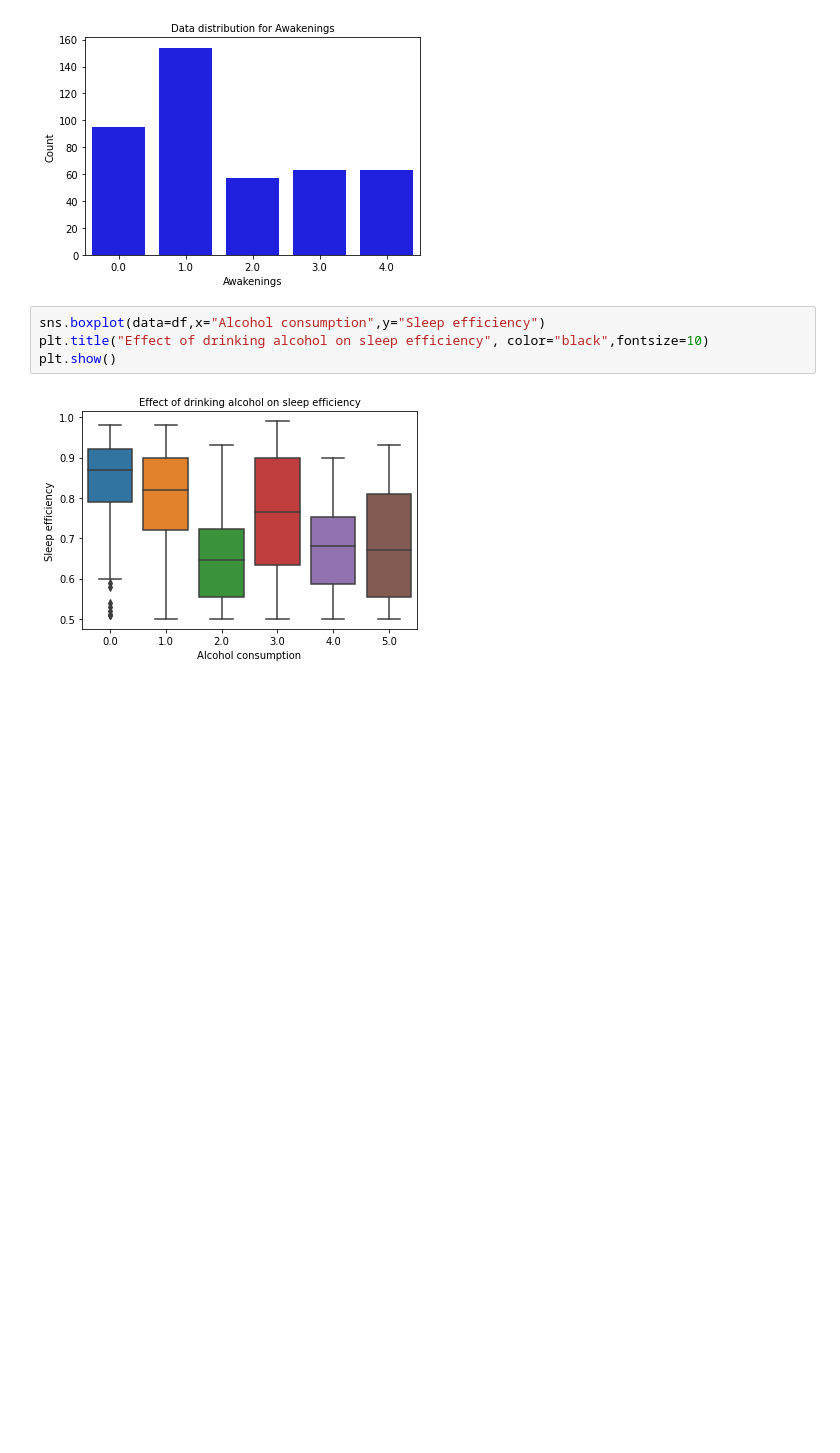
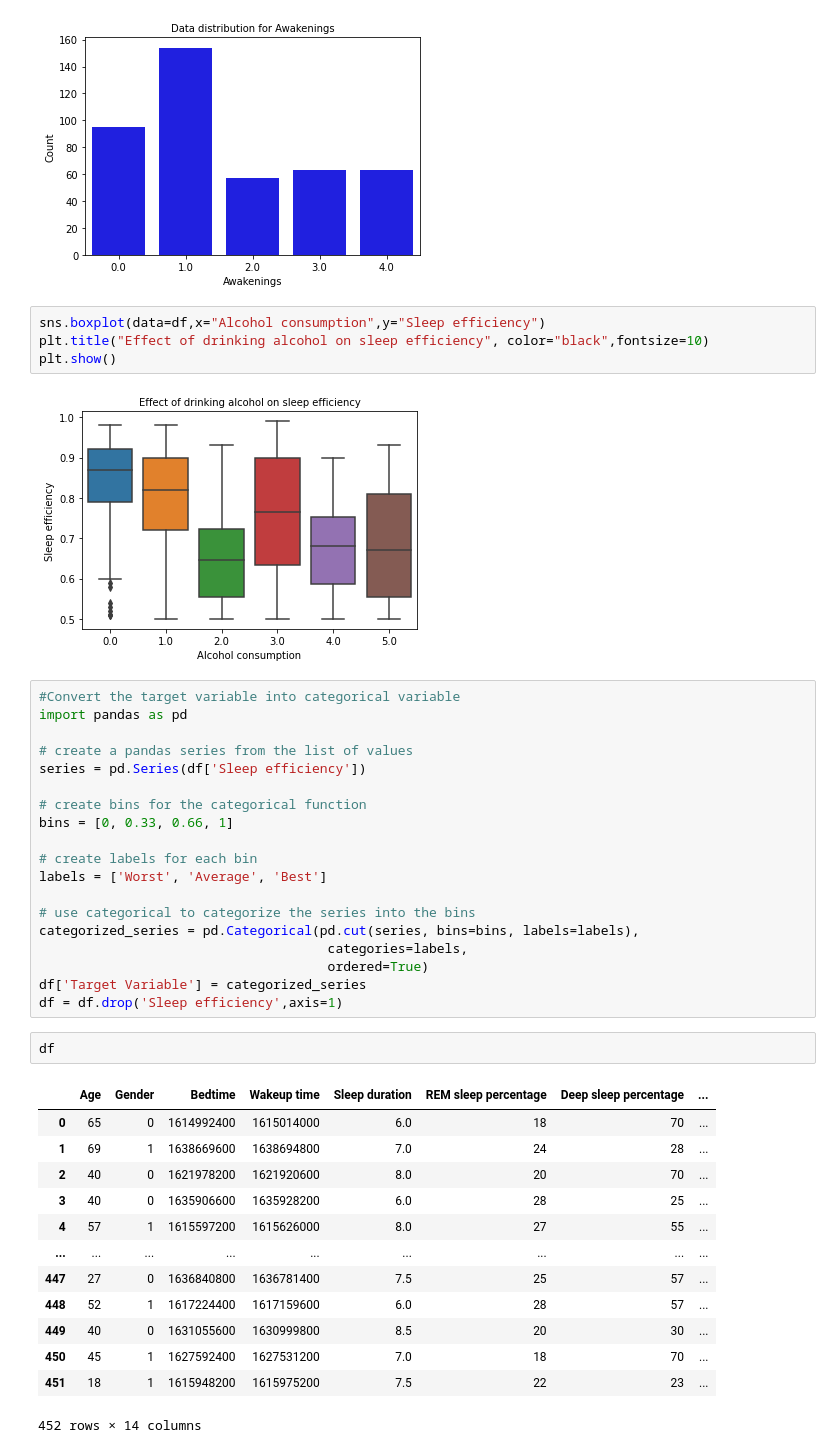
Before and after one commit to shashankvankadari/Predicting-sleep-efficiency, a Jupyter notebook: DSCI441_FinalProject.ipynb, the cells around one changed output. Cells and saved outputs as stored; diff of their text form; blank space fills up the shorter version.

```diff
--- a/DSCI441_FinalProject.ipynb
+++ b/DSCI441_FinalProject.ipynb
@@ -126,3 +126,38 @@ plt.title("Effect of drinking alcohol on sleep efficiency", color="black",fontsi
 plt.show()
 # %% [output]
 [figure]
+# %%
+#Convert the target variable into categorical variable
+import pandas as pd
+
+# create a pandas series from the list of values
+series = pd.Series(df['Sleep efficiency'])
+
+# create bins for the categorical function
+bins = [0, 0.33, 0.66, 1]
+
+# create labels for each bin
+labels = ['Worst', 'Average', 'Best']
+
+# use categorical to categorize the series into the bins
+categorized_series = pd.Categorical(pd.cut(series, bins=bins, labels=labels),
+                                     categories=labels,
+                                     ordered=True)
+df['Target Variable'] = categorized_series
+df = df.drop('Sleep efficiency',axis=1)
+# %%
+df
+# %% [output]
+|  | Age | Gender | Bedtime | Wakeup time | Sleep duration | REM sleep percentage | Deep sleep percentage | ... |
+| 0 | 65 | 0 | 1614992400 | 1615014000 | 6.0 | 18 | 70 | ... |
+| 1 | 69 | 1 | 1638669600 | 1638694800 | 7.0 | 24 | 28 | ... |
+| 2 | 40 | 0 | 1621978200 | 1621920600 | 8.0 | 20 | 70 | ... |
+| 3 | 40 | 0 | 1635906600 | 1635928200 | 6.0 | 28 | 25 | ... |
+| 4 | 57 | 1 | 1615597200 | 1615626000 | 8.0 | 27 | 55 | ... |
+| ... | ... | ... | ... | ... | ... | ... | ... | ... |
+| 447 | 27 | 0 | 1636840800 | 1636781400 | 7.5 | 25 | 57 | ... |
+| 448 | 52 | 1 | 1617224400 | 1617159600 | 6.0 | 28 | 57 | ... |
+| 449 | 40 | 0 | 1631055600 | 1630999800 | 8.5 | 20 | 30 | ... |
+| 450 | 45 | 1 | 1627592400 | 1627531200 | 7.0 | 18 | 70 | ... |
+| 451 | 18 | 1 | 1615948200 | 1615975200 | 7.5 | 22 | 23 | ... |
+452 rows × 14 columns
```
Also changed, not shown: parts of 1 cell of this notebook.
